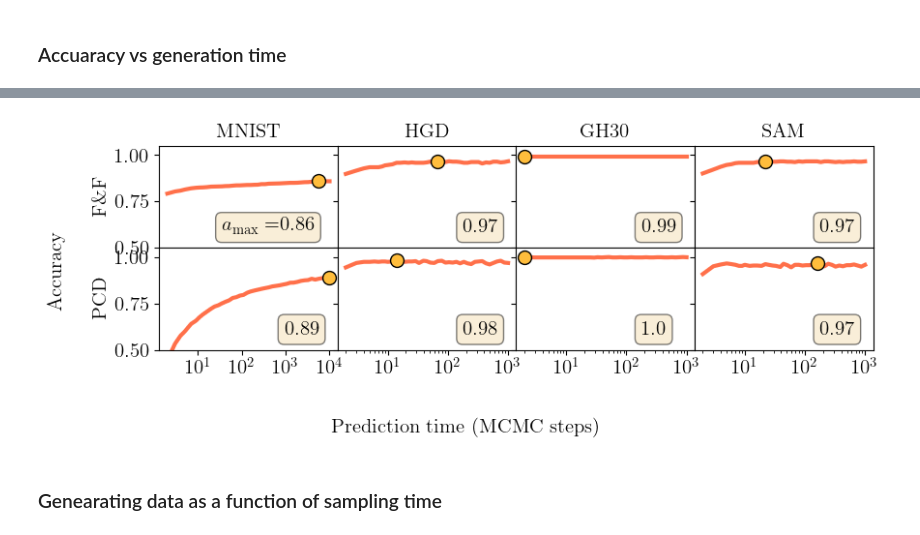
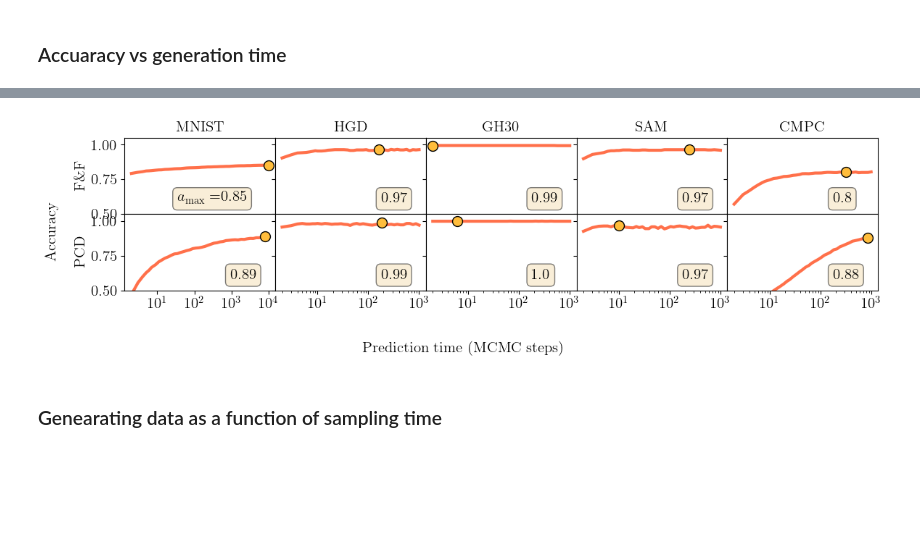
Before and after one commit to DsysDML/FeF, a Jupyter notebook: analysis.ipynb, the cells around one changed output, grey strips where cells are left out. Cells and saved outputs as stored; diff of their text form; code cells hidden in the pictures; blank space fills up the shorter version.

```diff
--- a/analysis.ipynb
+++ b/analysis.ipynb
@@ -900,8 +1033,8 @@ ax_hist_x.legend(fontsize=12, bbox_to_anchor=(1, 1));
 # %% [markdown]
 ## Comparing scores for different models
 # %%
-scores_repo_PCD = '/home/lorenzo.rosset/RBM-Proteins/results/output_sampling/BernoulliBernoulliSslRBM-2023.7.6.11.29-MNIST-ep30000-lr0.01-Nh500-NGibbs100-mbs500-partialLabelsFalse-lr_labels0.01-L10.0-L20.0-PCD/scores'
-scores_repo_Rdm = '/home/lorenzo.rosset/RBM-Proteins/results/output_sampling/BernoulliBernoulliSslRBM-2023.7.6.11.31-MNIST-ep30000-lr0.01-Nh500-NGibbs10-mbs500-partialLabelsFalse-lr_labels0.01-L10.0-L20.0-Rdm/scores'
+scores_repo_PCD = '/home/lorenzo.rosset/FeF/results/CMPC/long_analysis/PCD-CMPC/scores'
+scores_repo_Rdm = '/home/lorenzo.rosset/FeF/results/CMPC/FeF-CMPC-Nh1024/scores'
 UpdByEpoch = 2
 
 # PCD
@@ -1390,7 +1598,7 @@ max accuracy SAM PCD: 0.96 at epoch 15264
 # %% [markdown]
 ### Accuaracy vs generation time
 # %%
-def get_acc_vs_time(fname_model, fname_data, data_type, RBM_type, eval_times):
+def get_acc_vs_time(fname_model, fname_data, data_type, RBM_type, eval_times, stamp=30000):
     f = h5py.File(fname_data, 'r')
     data_set = 'test'
     X_data = torch.tensor(f[data_set][()], device=device, dtype=data_type)
@@ -1398,7 +1606,7 @@ def get_acc_vs_time(fname_model, fname_data, data_type, RBM_type, eval_times):
     lab2num = {l : i for i, l in enumerate(np.unique(labels_data_string))}
     labels_data = torch.tensor([lab2num[l] for l in labels_data_string], device=device, dtype=torch.int64)
     rbm = RBM_type(device=device)
-    rbm.loadRBM(fname_model, stamp=30000)
+    rbm.loadRBM(fname_model, stamp=stamp)
 
     acc_list = np.array([])
     L = torch.randint(0, rbm.num_categ, size=(X_data.shape[0],), device=device).type(torch.int64)
@@ -1482,8 +1706,8 @@ acc_SAM_PCD = get_acc_vs_time(fname_model, fname_data, data_type, RBM, eval_time
 eval_times = eval_times[1:]
 eval_times_MNIST = eval_times_MNIST[1:]
 # %%
-fig = plt.figure(dpi=100, figsize=(9,3.5))
-gs = fig.add_gridspec(2, 4, hspace=0, wspace=0)
+fig = plt.figure(dpi=100, figsize=(12,3.5))
+gs = fig.add_gridspec(2, 5, hspace=0, wspace=0)
 ax = gs.subplots(sharex='col', sharey='row')
 props = dict(boxstyle='round', facecolor='wheat', alpha=0.5)
 c1 = '#FF704A'
@@ -1551,6 +1775,20 @@ bottom, top = plt.ylim()
 ax[0, 3].annotate(f'{round(acc_max,2)}', xy=(t_acc_max, acc_max), xytext=(0.7, 0.15), xycoords='axes fraction', bbox=props)
 print(f'max accuracy {dataset_name} Rdm: {round(acc_max,2)} at epoch {t_acc_max}')
 
+# CMPC
+dataset_name = 'CMPC'
+ax[0, 4].set_title(dataset_name, size=15)
+ax[0, 4].set_xscale('log')
+acc_max_idx = np.argmax(acc_CMPC_Rdm)
+t_acc_max = eval_times[acc_max_idx]
+acc_max = acc_CMPC_Rdm[acc_max_idx]
+ax[0, 4].plot(eval_times, acc_CMPC_Rdm, lw=3, zorder=0, color=c1)
+ax[0, 4].scatter(t_acc_max, acc_max, color=c2, s=100, zorder=1, edgecolors='black')
+bottom, top = plt.ylim()
+#ax[0, 4].set_yticks([0., 0.5, 1.])
+ax[0, 4].annotate(f'{round(acc_max,2)}', xy=(t_acc_max, acc_max), xytext=(0.7, 0.15), xycoords='axes fraction', bbox=props)
+print(f'max accuracy {dataset_name} Rdm: {round(acc_max,2)} at epoch {t_acc_max}')
+
 ######################################################################################
 
 # PCD
@@ -1611,6 +1849,19 @@ bottom, top = plt.ylim()
 ax[1, 3].annotate(f'{round(acc_max,2)}', xy=(t_acc_max, acc_max), xytext=(0.7, 0.15), xycoords='axes fraction', bbox=props)
 print(f'max accuracy {dataset_name} PCD: {round(acc_max,2)} at epoch {t_acc_max}')
 
+# CMPC
+dataset_name = 'CMPC'
+ax[1, 4].set_xscale('log')
+acc_max_idx = np.argmax(acc_CMPC_PCD)
+t_acc_max = eval_times[acc_max_idx]
+acc_max = acc_CMPC_PCD[acc_max_idx]
+ax[1, 4].plot(eval_times, acc_CMPC_PCD, lw=3, zorder=0, color=c1)
+ax[1, 4].scatter(t_acc_max, acc_max, color=c2, s=100, zorder=1, edgecolors='black')
+bottom, top = plt.ylim()
+#ax[0, 4].set_yticks([0., 0.5, 1.])
+ax[1, 4].annotate(f'{round(acc_max,2)}', xy=(t_acc_max, acc_max), xytext=(0.7, 0.15), xycoords='axes fraction', bbox=props)
+print(f'max accuracy {dataset_name} PCD: {round(acc_max,2)} at epoch {t_acc_max}')
+
 ax[0, 0].set_yticks([0.5, 0.75, 1.])
 ax[1, 0].set_yticks([0.5, 0.75, 1.])
 ax[1, 3].set_ylim(0.5, 1.05)
@@ -1619,5 +1870,5 @@ ax[1, 0].xaxis.set_major_locator(LogLocator(base=10.0, numticks=20))
 fig.supxlabel('Prediction time (MCMC steps)', size=15)
 fig.supylabel('Accuracy', size=15)
 fig.tight_layout()
-fig.savefig('/home/lorenzo.rosset/Documents/drawings/FeF/svg/accuracies_vs_sampling_time.svg')
+fig.savefig('/home/lorenzo.rosset/FeF/results/images/accuracies_vs_sampling_time.svg')
 # %% [output]
@@ -1632,4 +1885,4 @@ max accuracy SAM PCD: 0.97 at epoch 159
-[figure, old version]
+[figure, new version]
 # %% [markdown]
 ### Genearating data as a function of sampling time
 # %% [markdown]
```
Also changed, not shown: parts of 20 cells of this notebook, 8 other files.
